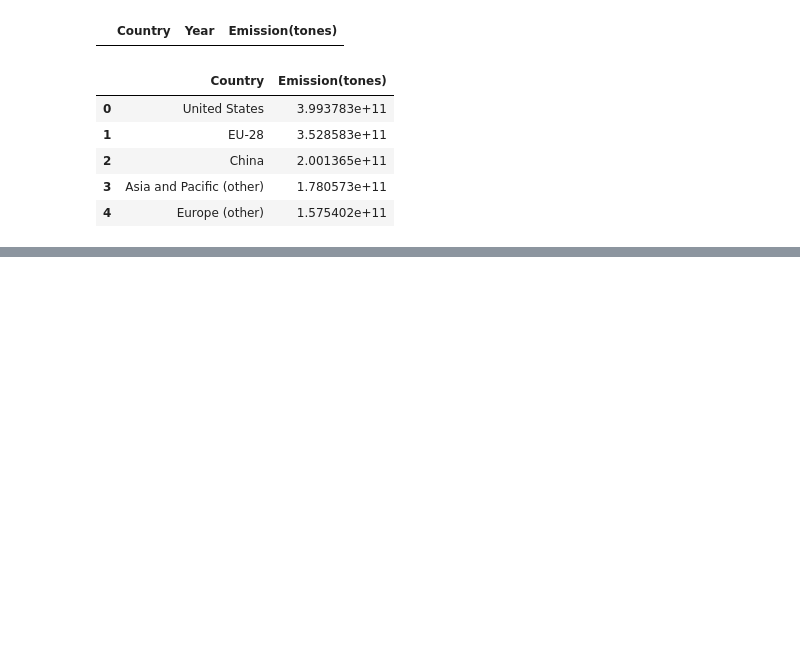
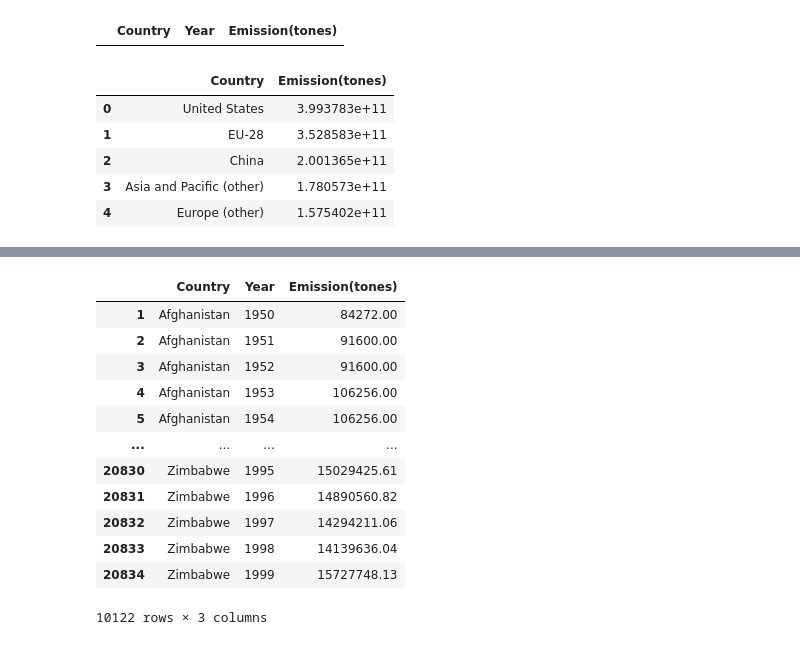
Before and after one commit to abhaygzb15/CO2-Emission-Analysis-and-Prediction, a Jupyter notebook: Emission Analysis/CO2 data analysis.ipynb, the cells around one changed output, grey strips where cells are left out. Cells and saved outputs as stored; diff of their text form; code cells hidden in the pictures; blank space fills up the shorter version.

Commit message:
Find dataset with 2 different periods

```diff
--- a/Emission Analysis/CO2 data analysis.ipynb
+++ b/Emission Analysis/CO2 data analysis.ipynb
@@ -256,0 +257,17 @@ plt.show()
+# %%
+period1=df[(df['Year']>=1950) & (df['Year']<2000)]
+period1
+# %% [output]
+|  | Country | Year | Emission(tones) |
+| 1 | Afghanistan | 1950 | 84272.00 |
+| 2 | Afghanistan | 1951 | 91600.00 |
+| 3 | Afghanistan | 1952 | 91600.00 |
+| 4 | Afghanistan | 1953 | 106256.00 |
+| 5 | Afghanistan | 1954 | 106256.00 |
+| ... | ... | ... | ... |
+| 20830 | Zimbabwe | 1995 | 15029425.61 |
+| 20831 | Zimbabwe | 1996 | 14890560.82 |
+| 20832 | Zimbabwe | 1997 | 14294211.06 |
+| 20833 | Zimbabwe | 1998 | 14139636.04 |
+| 20834 | Zimbabwe | 1999 | 15727748.13 |
+10122 rows × 3 columns
```
Also changed, not shown: parts of 2 cells of this notebook.
